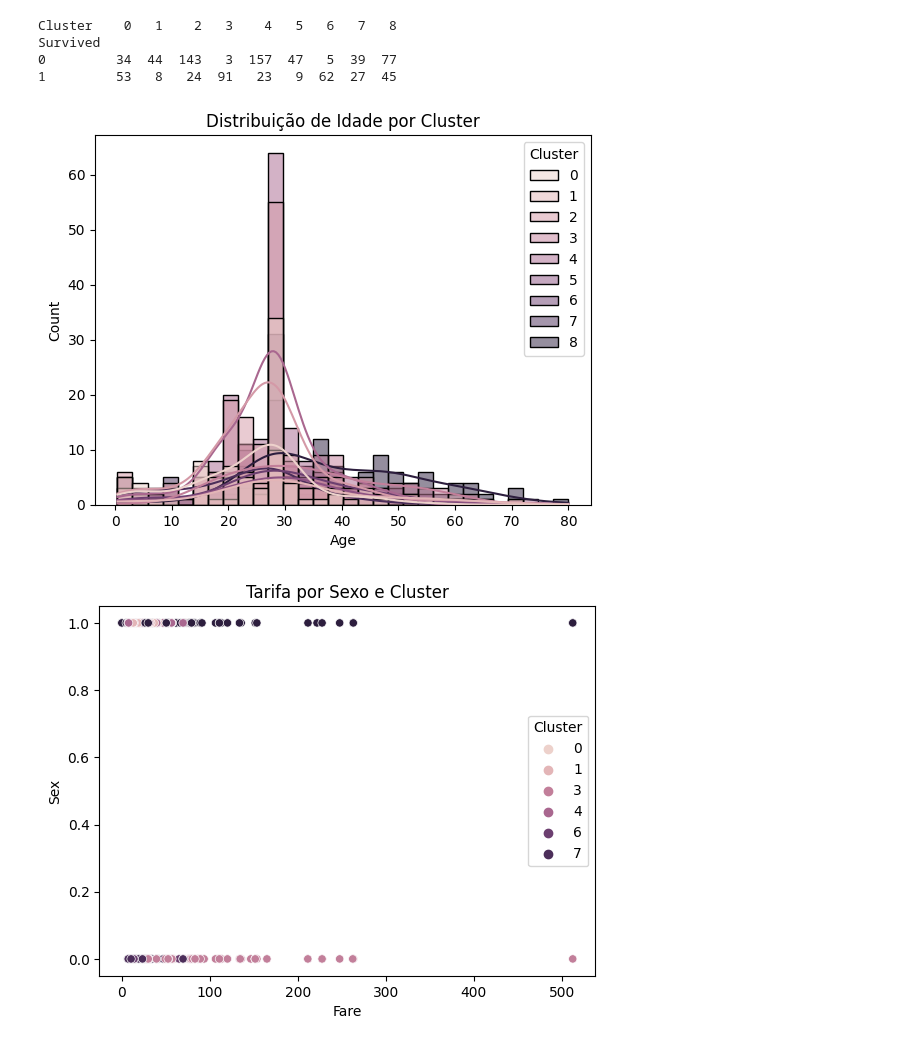
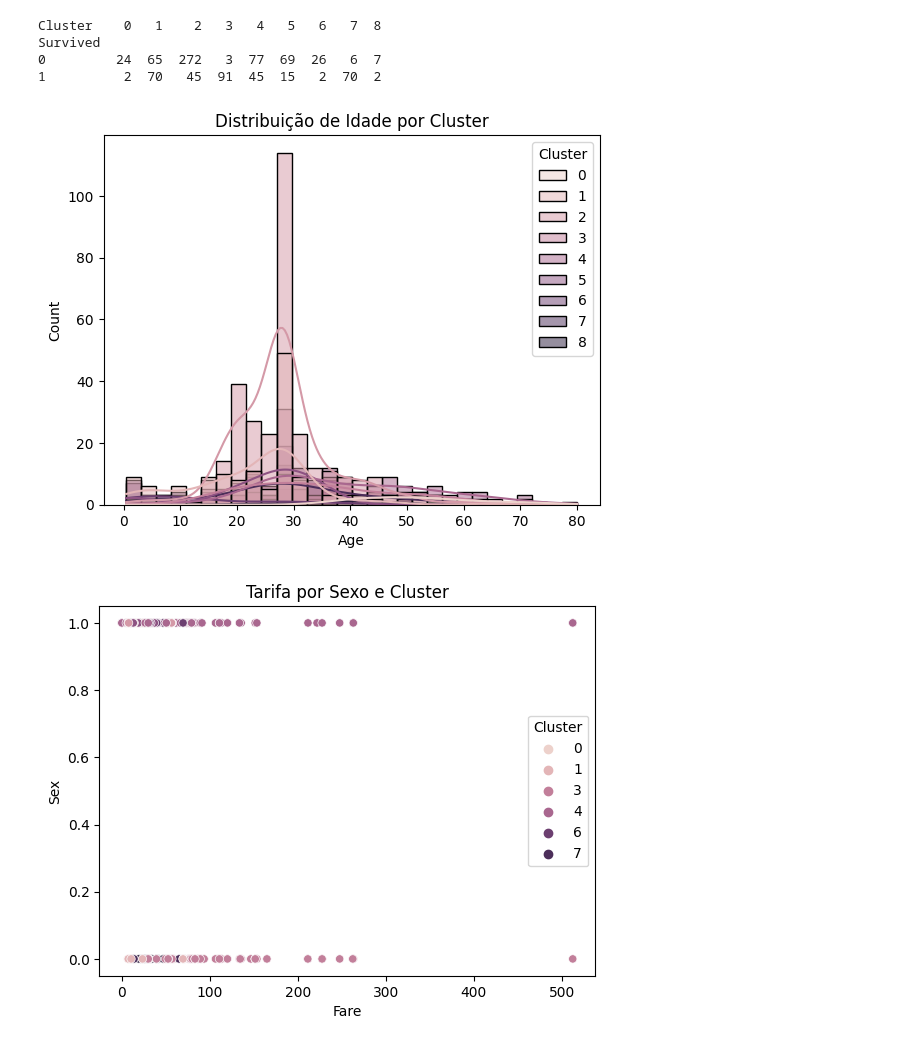
Before and after one commit to instrutordanilo/KmeansTitanic, a Jupyter notebook: Final_K_means_Tinatic.ipynb, the cells around one changed output. Saved outputs shown, nothing was run; the diff lists cells and outputs as text; code cells hidden in the pictures.

Commit message:
Entendo os Clusters

```diff
--- a/Final_K_means_Tinatic.ipynb
+++ b/Final_K_means_Tinatic.ipynb
@@ -8,14 +8,10 @@ import seaborn as sns
 import matplotlib.pyplot as plt
 %matplotlib inline
 
-#conectando ao drive
-from google.colab import drive
-drive.mount('/content/drive/')
-
 
 # Carregando os dados
-treino = pd.read_csv('/content/drive/MyDrive/MestradoUFPI/Aprendizagem de Maquina/titanic/train.csv')
-teste = pd.read_csv('/content/drive/MyDrive/MestradoUFPI/Aprendizagem de Maquina/titanic/test.csv')
+treino = pd.read_csv('data/train.csv')
+teste = pd.read_csv('data/test.csv')
 
 print("***** Treino *****")
 print(treino.head())
@@ -52,7 +48,7 @@ treino.fillna({'Age': treino['Age'].median(), 'Embarked': treino['Embarked'].mod
 teste.fillna({'Age': teste['Age'].median(), 'Embarked': teste['Embarked'].mode()[0]}, inplace=True)
 
 # Remoção de colunas não numéricas
-colunas_para_remover = ['Name', 'Ticket', 'Cabin', 'Embarked']
+colunas_para_remover = ['Name', 'Ticket', 'Cabin', 'Embarked','PassengerId']
 treino.drop(colunas_para_remover, axis=1, inplace=True)
 teste.drop(colunas_para_remover, axis=1, inplace=True)
 
@@ -63,7 +59,7 @@ teste['Sex'] = labelEncoder.transform(teste['Sex'])
 
 # Normalizando os dados
 scaler = MinMaxScaler()
-X = scaler.fit_transform(treino.drop('Survived', axis=1))
+X = scaler.fit_transform(treino.drop(['Survived'], axis=1))
 y = treino['Survived']
 
 # Calculando a soma dos quadrados dentro dos clusters para diferentes números de clusters (AQUI PRECISO QUE VC ANALISE adpatei essa parte do site)
@@ -71,7 +67,7 @@ inertia = []
 K_range = range(1, 10)
 for k in K_range:
     #kmeans = KMeans(n_clusters=k, max_iter=600, algorithm='auto')
-    kmeans = KMeans(n_clusters=k, max_iter=600, n_init="auto")
+    kmeans = KMeans(n_clusters=k, max_iter=600, n_init="auto",random_state=42)
     kmeans.fit(X)
     inertia.append(kmeans.inertia_)
 
@@ -134,7 +130,7 @@ dtype: int64
-Cluster    0   1    2   3    4   5   6   7   8
+Cluster    0   1    2   3   4   5   6   7  8
 Survived
-0         34  44  143   3  157  47   5  39  77
-1         53   8   24  91   23   9  62  27  45
+0         24  65  272   3  77  69  26   6  7
+1          2  70   45  91  45  15   2  70  2
-[figure, old version]
+[figure, new version]
-[figure, old version]
+[figure, new version]
 [figure]
```
Also changed, not shown: parts of 3 cells of this notebook.
